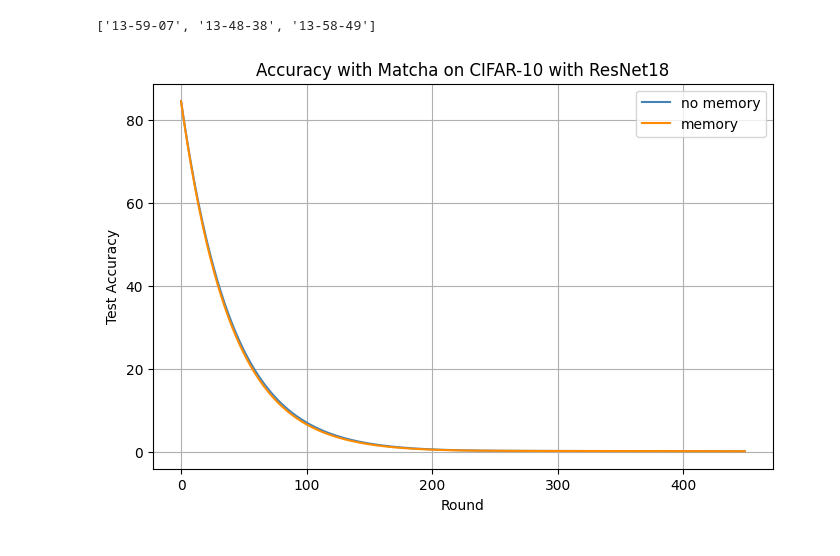
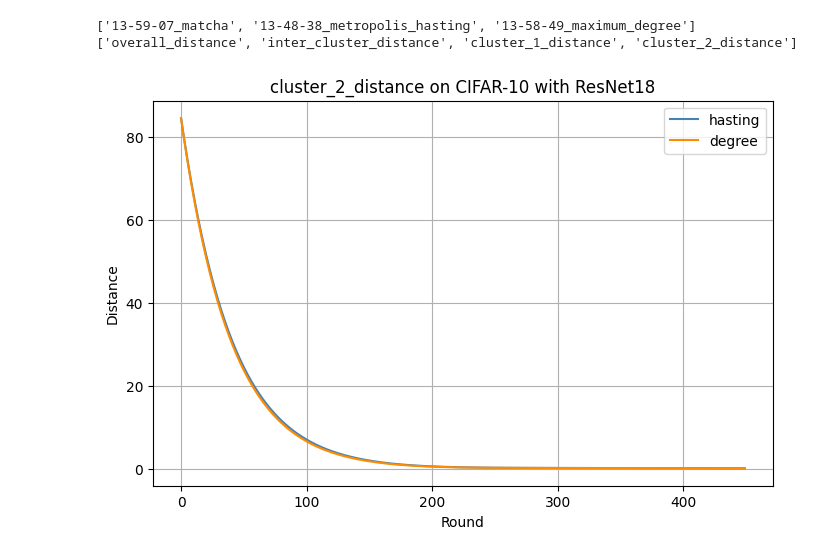
Before and after one commit to tanguyLC01/FLP2P, a Jupyter notebook: compare_fixed_training.ipynb, the cells around one changed output. Cells and saved outputs as stored; diff of their text form; code cells hidden in the pictures.

Commit message:
prettier plot

```diff
--- a/compare_fixed_training.ipynb
+++ b/compare_fixed_training.ipynb
@@ -40,40 +41,42 @@ for log_dir in os.listdir(log_path):
     res_dict = get_metrics(data)
     res[f'{log_dir.split('/')[-1]}_{config_file.mixing_matrix}'] = res_dict
 # %%
-list(res.keys())
+print(list(res.keys()))
+print(list(res[list(res.keys())[0]].keys()))
 # %% [output]
-['13-59-07', '13-48-38', '13-58-49']
+['13-59-07_matcha', '13-48-38_metropolis_hasting', '13-58-49_maximum_degree']
+['overall_distance', 'inter_cluster_distance', 'cluster_1_distance', 'cluster_2_distance']
 # %%
 import matplotlib.pyplot as plt
 import matplotlib.patches as mpatches
 keys = list(res.keys())
-epochs = np.arange(max(map(lambda x: len(res[x][3]), res)))
+epochs = np.arange(max(map(lambda x: len(res[x]['overall_distance']), res)))
 plt.figure(figsize=(8, 5))
 
 # plt.plot(epochs, np.convolve(np.array(res[comparaison[0]][4]), np.ones(10)/10)[:200], label="without gradients", color="red")
 # plt.plot(epochs,  np.convolve(np.array(res[comparaison[1]][4]), np.ones(10)/10)[:200], label="with gradients", color="orange")#
 mh_key = '13-48-38_metropolis_hasting'
-matcha_key = '13-58-49'
-index_elem = 'overall_distance'
+maximum_degree_key = '13-58-49_maximum_degree'
+index_elem = 'cluster_2_distance'
 epochs = 450
-plt.plot(np.arange(epochs), res[mh_key][index_elem][:epochs], color="steelblue", marker='', label='')
+plt.plot(np.arange(epochs), res[mh_key][index_elem][:epochs], color="steelblue", marker='', label=f'{mh_key.split('_')[-1]}')
 #plt.fill_between(epochs, np.array(res[mh_key][3])[:epochs] - np.array(res[mh_key][std_elem])[:epochs], np.array(res[mh_key][3])[:epochs] + np.array(res[mh_key][std_elem])[:epochs],
 #              color='steelblue', alpha=0.2)
 
-plt.plot(np.arange(epochs), res[matcha_key][index_elem][:epochs], color="darkorange", marker='', label='memory')
+plt.plot(np.arange(epochs), res[maximum_degree_key][index_elem][:epochs], color="darkorange", marker='', label=f'{maximum_degree_key.split('_')[-1]}')
 #plt.fill_between(epochs np.array(res[matcha_key][3])[:epochs] - np.array(res[matcha_key][std_elem])[:epochs], np.array(res[matcha_key][3])[:epochs] + np.array(res[matcha_key][std_elem]):epochs[],
 #                 color='darkorange', alpha=0.2)
 #plt.plot(epochs, res[keys[3]][3], color="red", marker='_', label='no memory')
 # plt.plot(epochs[:len(res[keys[1]][3])], res[keys[1]][3], color="red", marker='x', label=trali'metropolis')
 # plt.plot(epochs[:len(res[keys[2]][3])], res[keys[2]][3],color="green", marker='_', label='proba')
 # plt.plot(epochs[:len(res[keys[3]][3])], res[keys[3]][3], color="green", marker='x', label='proba')
 #plt.ylim((0.2, 1))
 plt.xlabel("Round")
 plt.ylabel("Distance")
-plt.title(f"{index_elem} with {mh_key.split('_')[-1]} on CIFAR-10 with ResNet18")
+plt.title(f"{index_elem} on CIFAR-10 with ResNet18")
 #plt.legend(handles=[dirichlet, pathological, iid])
 plt.legend()
 plt.grid(True)
 plt.show()
 # %% [output]
-[figure, old version]
+[figure, new version]
```
Also changed, not shown: parts of 1 cell of this notebook.
